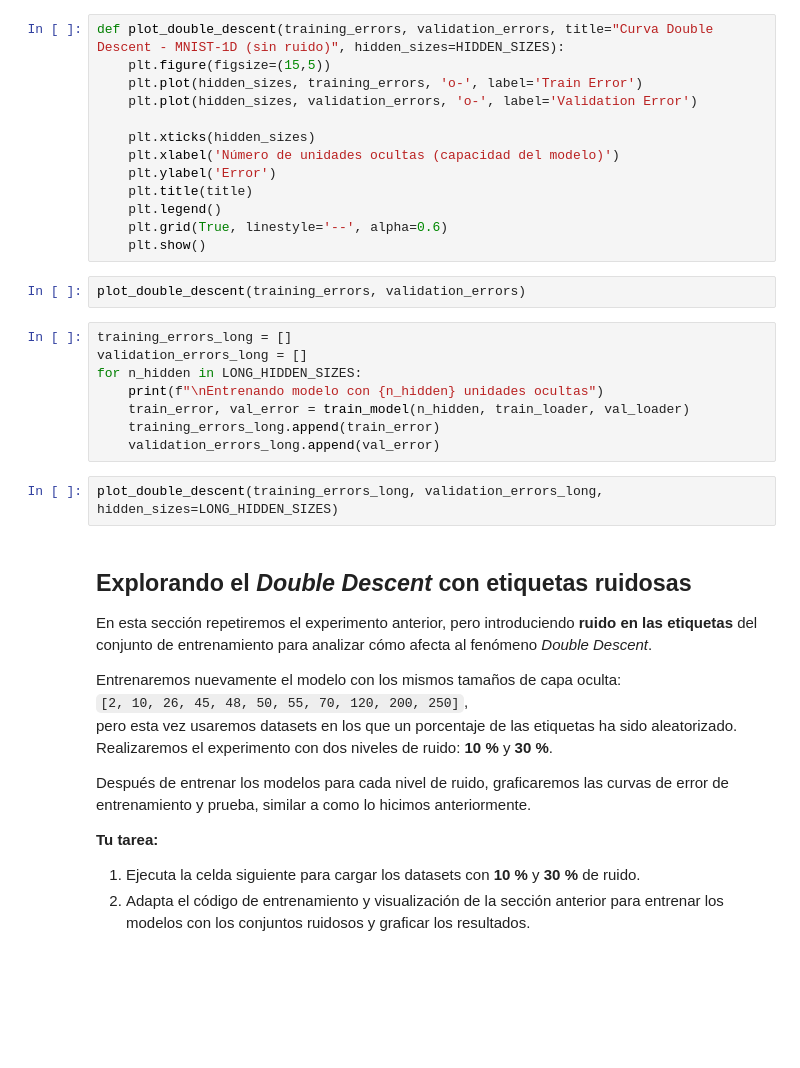
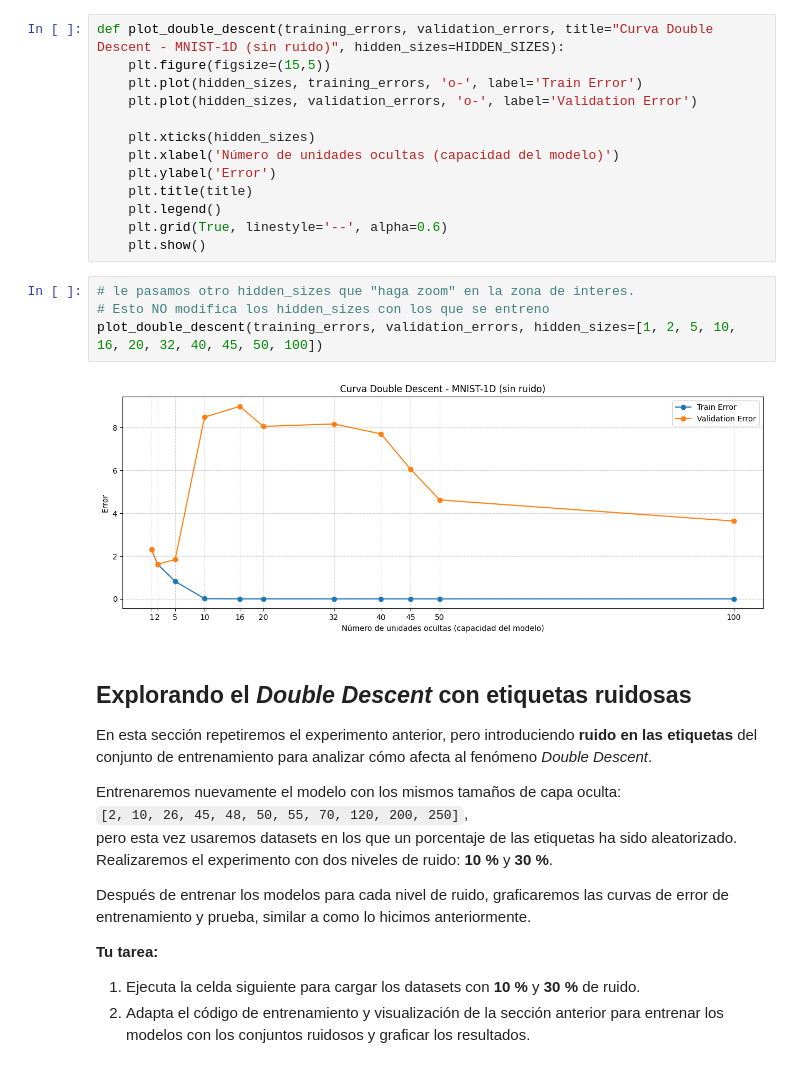
Before and after one commit to nataliacampiglia/deep_learling_tarea_2, a Jupyter notebook: Notebook_Double_Descent.ipynb, the cells around one changed output. Drawn from its saved outputs; the diff is of its cells as text; blank space fills up the shorter version.

Commit message:
Double descent SIN ruido

```diff
--- a/Notebook_Double_Descent.ipynb
+++ b/Notebook_Double_Descent.ipynb
@@ -355,18 +347,12 @@ def plot_double_descent(training_errors, validation_errors, title="Curva Double
     plt.legend()
     plt.grid(True, linestyle='--', alpha=0.6)
     plt.show()
-# %%
-plot_double_descent(training_errors, validation_errors)
-# %%
-training_errors_long = []
-validation_errors_long = []
-for n_hidden in LONG_HIDDEN_SIZES:
-    print(f"\nEntrenando modelo con {n_hidden} unidades ocultas")
-    train_error, val_error = train_model(n_hidden, train_loader, val_loader)
-    training_errors_long.append(train_error)
-    validation_errors_long.append(val_error)
-# %%
-plot_double_descent(training_errors_long, validation_errors_long, hidden_sizes=LONG_HIDDEN_SIZES)
+# %%
+# le pasamos otro hidden_sizes que "haga zoom" en la zona de interes.
+# Esto NO modifica los hidden_sizes con los que se entreno
+plot_double_descent(training_errors, validation_errors, hidden_sizes=[1, 2, 5, 10, 16, 20, 32, 40, 45, 50, 100])
+# %% [output]
+[figure, added]
 # %% [markdown]
 ## Explorando el *Double Descent* con etiquetas ruidosas
 
```
Also changed, not shown: parts of 5 cells of this notebook.
